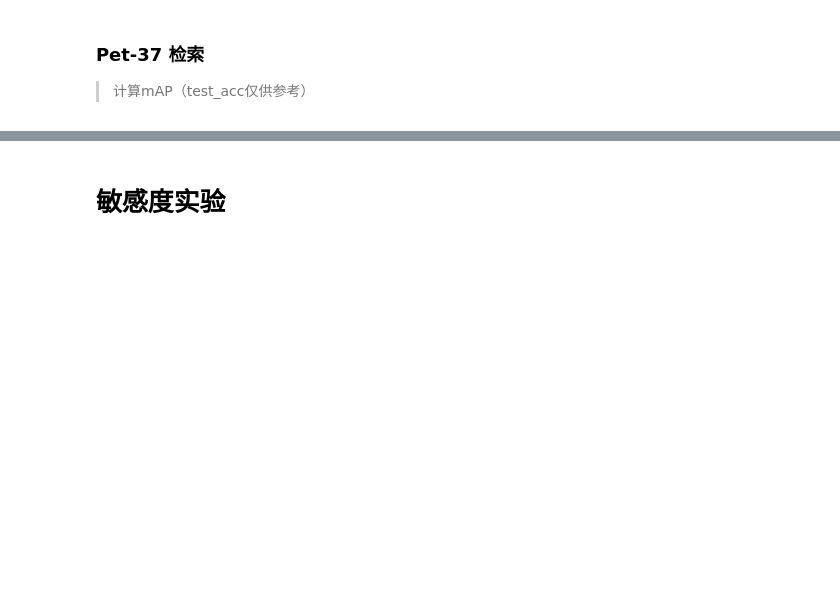
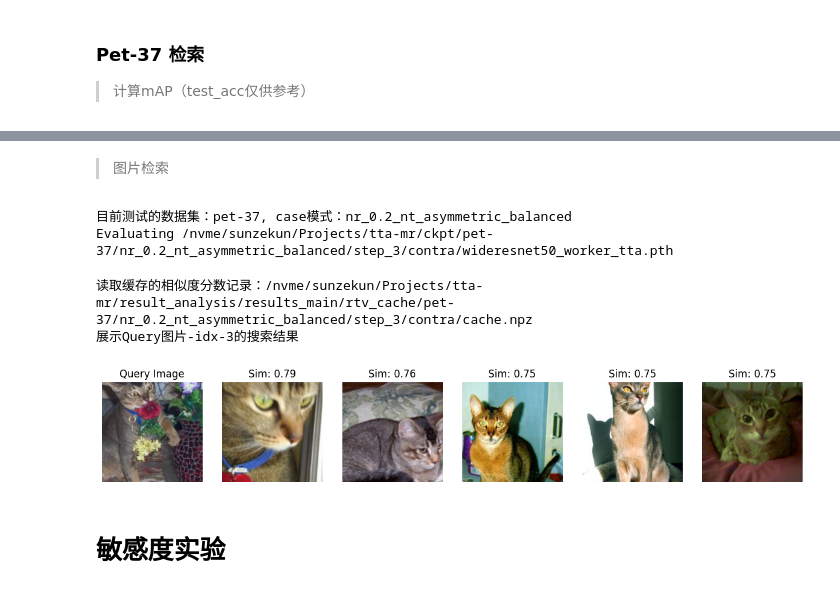
Before and after one commit to rainmilk/contra, a Jupyter notebook: result_analysis/result_analysis_main.ipynb, the cells around one changed output, grey strips where cells are left out. Saved outputs shown, nothing was run; the diff lists cells and outputs as text; code cells hidden in the pictures; blank space fills up the shorter version.

```diff
--- a/result_analysis/result_analysis_main.ipynb
+++ b/result_analysis/result_analysis_main.ipynb
@@ -749,3 +950,44 @@ Cannot find the weight file at /nvme/szh/code/tta-mr/ckpt/pet-37/nr_0.2_nt_asymm
+# %% [markdown]
+> 图片检索
+# %%
+dataset_name = "pet-37"
+model_name = "wideresnet50"
+noise_type = "asymmetric"
+
+# ------------------------------------------------------------- #
+"""
+实验区：手动指定要评估的组
+methods: ['raw', 'coteaching', 'coteaching_plus', 'jocor', 'cotta', 'plf', 'contra']
+steps: [0, 1, 2, 3]
+"""
+methods = ["contra"]
+# methods = ['raw']
+# methods = ['raw', 'coteaching', 'coteaching_plus', 'jocor', 'cotta', 'plf', 'contra']
+# methods = ['raw', 'coteaching', 'coteaching_plus', 'jocor', 'contra']
+# steps = [i for i in range(4)]
+steps = [3]
+# ------------------------------------------------------------- #
+"""
+检索用参数
+"""
+top_k = 5
+query_indices = [3]
+# ------------------------------------------------------------- #
+eva_retrieval(dataset_name, model_name, noise_type,
+              methods=methods, steps=steps,
+              top_k=top_k, query_indices=query_indices)
+
+# # 已经计算过一次分数的时候，用这个：
+# eva_retrieval(dataset_name, model_name, noise_type,
+#               methods=methods, steps=steps,
+#               top_k=top_k, query_indices=query_indices,
+#               use_cache=True)
+# %% [output]
+目前测试的数据集：pet-37, case模式：nr_0.2_nt_asymmetric_balanced
+Evaluating /nvme/sunzekun/Projects/tta-mr/ckpt/pet-37/nr_0.2_nt_asymmetric_balanced/step_3/contra/wideresnet50_worker_tta.pth
+读取缓存的相似度分数记录：/nvme/sunzekun/Projects/tta-mr/result_analysis/results_main/rtv_cache/pet-37/nr_0.2_nt_asymmetric_balanced/step_3/contra/cache.npz
+展示Query图片-idx-3的搜索结果
+[figure, added]
 # %% [markdown]
 # 敏感度实验
 # %%
```
Also changed, not shown: parts of 13 cells of this notebook.
